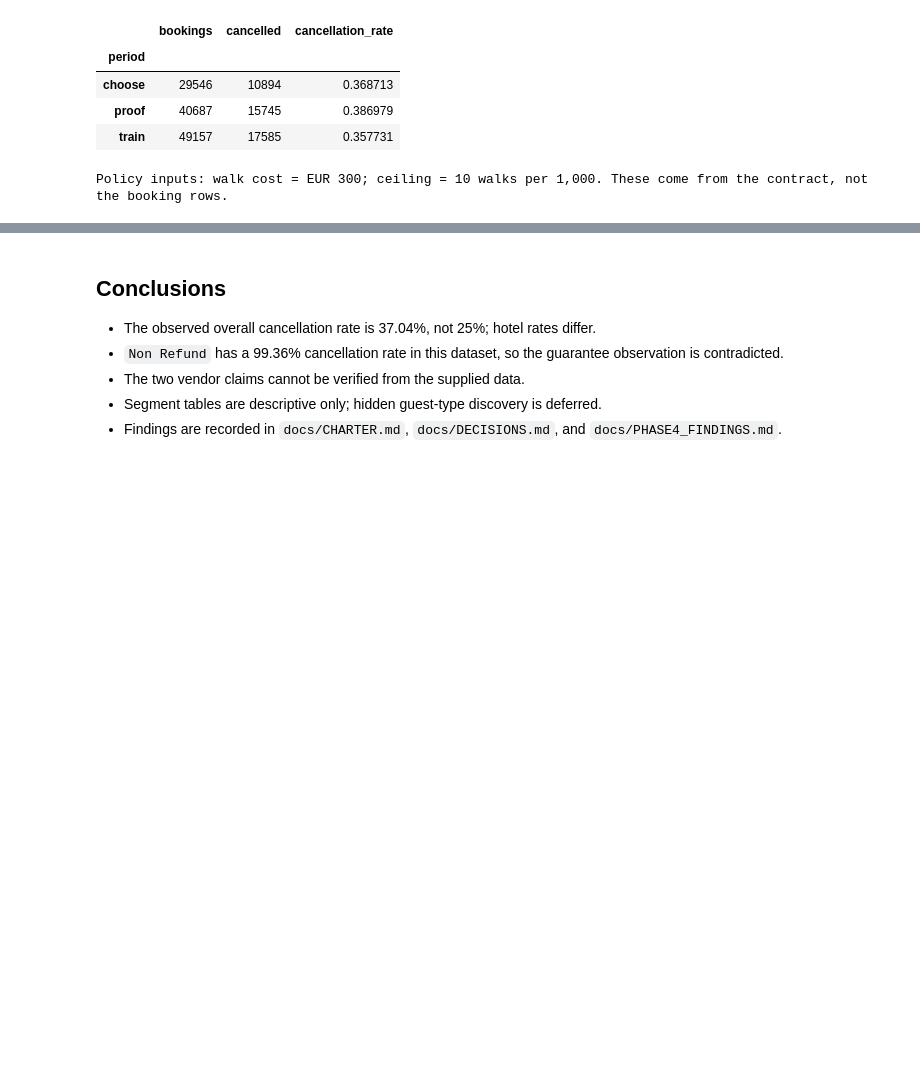
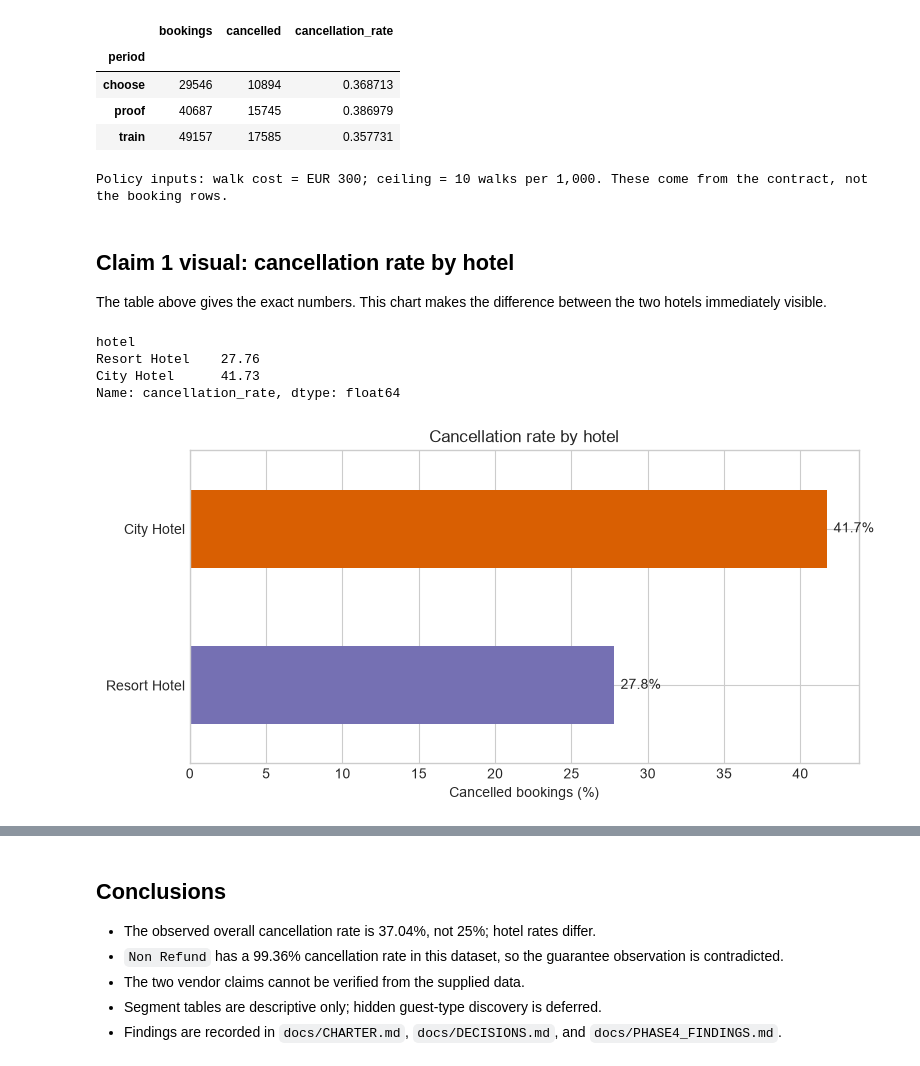
Before and after one commit to hashincludeaayush/Project_Oversell_IITGN, a Jupyter notebook: notebooks/02_check_client_claims.ipynb, the cells around one changed output, grey strips where cells are left out. Drawn from its saved outputs; the diff is of its cells as text; code cells hidden in the pictures; blank space fills up the shorter version.

```diff
--- a/notebooks/02_check_client_claims.ipynb
+++ b/notebooks/02_check_client_claims.ipynb
@@ -98,3 +98,28 @@ Chronological period counts
 | proof | 40687 | 15745 | 0.386979 |
 | train | 49157 | 17585 | 0.357731 |
 Policy inputs: walk cost = EUR 300; ceiling = 10 walks per 1,000. These come from the contract, not the booking rows.
+# %% [markdown]
+## Claim 1 visual: cancellation rate by hotel
+
+The table above gives the exact numbers. This chart makes the difference between the two hotels immediately visible.
+# %%
+import matplotlib.pyplot as plt
+
+hotel_rates = (by_hotel["cancellation_rate"] * 100).sort_values()
+print(hotel_rates.round(2))
+
+fig, ax = plt.subplots(figsize=(8, 4))
+hotel_rates.plot.barh(ax=ax, color=["#7570b3", "#d95f02"])
+ax.set_title("Cancellation rate by hotel")
+ax.set_xlabel("Cancelled bookings (%)")
+ax.set_ylabel("")
+for bar in ax.patches:
+    ax.annotate(f"{bar.get_width():.1f}%", (bar.get_width(), bar.get_y() + bar.get_height() / 2), va="center", xytext=(5, 0), textcoords="offset points")
+fig.tight_layout()
+plt.show()
+# %% [output]
+hotel
+Resort Hotel    27.76
+City Hotel      41.73
+Name: cancellation_rate, dtype: float64
+[figure, added]
```
Also changed, not shown: parts of 5 cells of this notebook, 2 other files.
